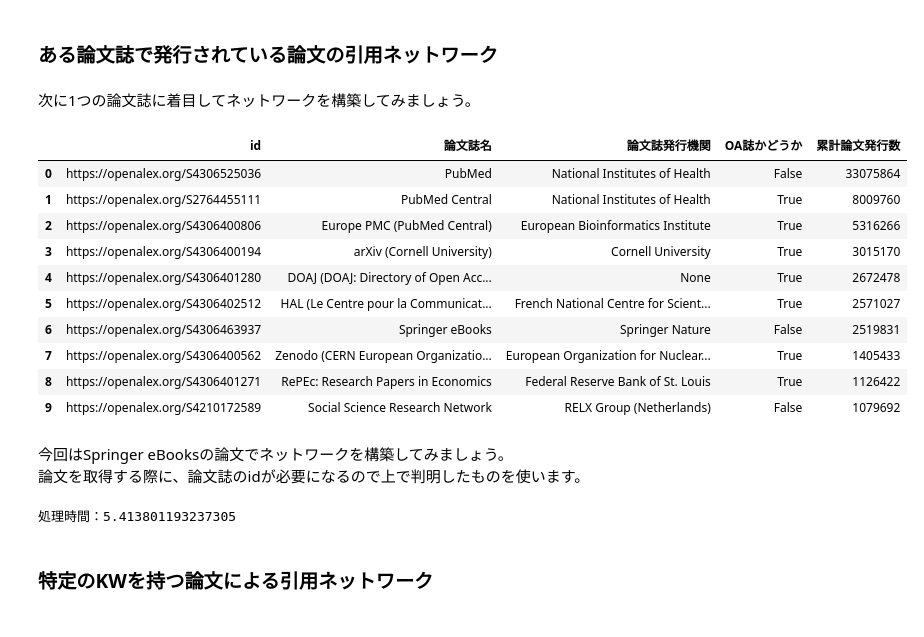
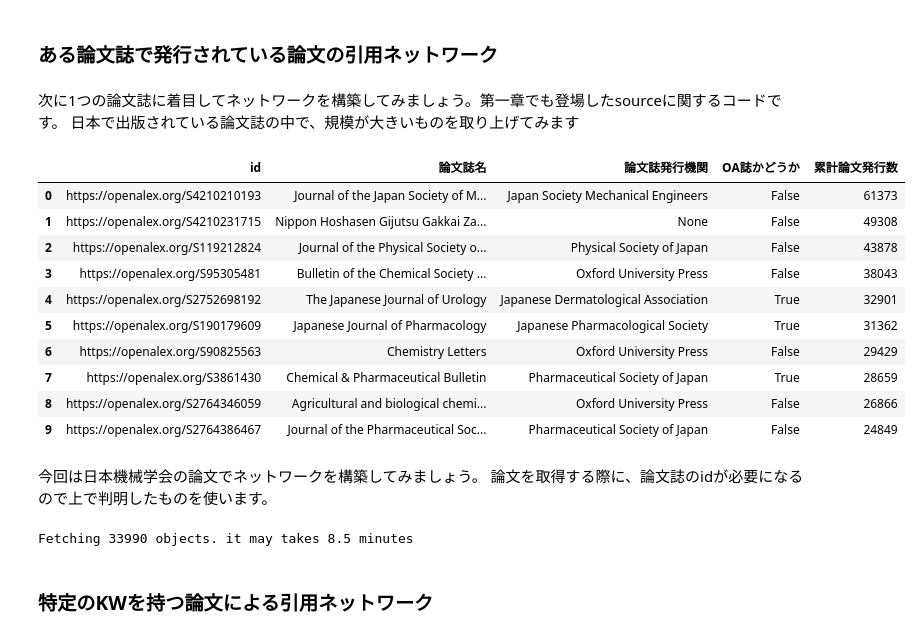
Before and after one commit to ScisciJP/tutorial_jp, a Jupyter notebook: 2_CitationClustering.ipynb, the cells around one changed output. Cells and saved outputs as stored; diff of their text form; code cells hidden in the pictures.

Commit message:
modified util and simplified jounal and keyword search

```diff
--- a/2_CitationClustering.ipynb
+++ b/2_CitationClustering.ipynb
@@ -273,44 +273,32 @@ NameError: name 'springer_graph' is not defined
 ## Appendix
 # %% [markdown]
 ### ある論文誌で発行されている論文の引用ネットワーク
-# %% [markdown]
-次に1つの論文誌に着目してネットワークを構築してみましょう。
+# %% [markdown]
+次に1つの論文誌に着目してネットワークを構築してみましょう。第一章でも登場したsourceに関するコードです。 日本で出版されている論文誌の中で、規模が大きいものを取り上げてみます
 # %%
-source = Sources().filter(works_count=">1000000").get()[:10]
+source = Sources().filter(works_count=">10000", country_code="JP").get()[:10]
 pd.DataFrame(map(lambda x: [x["id"],x["display_name"], x["host_organization_name"], x["is_oa"],x["works_count"]],source),
             columns=["id","論文誌名","論文誌発行機関","OA誌かどうか", "累計論文発行数"])
 # %% [output]
 |  | id | 論文誌名 | 論文誌発行機関 | OA誌かどうか | 累計論文発行数 |
-| 0 | https://openalex.org/S4306525036 | PubMed | National Institutes of Health | False | 33075864 |
-| 1 | https://openalex.org/S2764455111 | PubMed Central | National Institutes of Health | True | 8009760 |
-| 2 | https://openalex.org/S4306400806 | Europe PMC (PubMed Central) | European Bioinformatics Institute | True | 5316266 |
-| 3 | https://openalex.org/S4306400194 | arXiv (Cornell University) | Cornell University | True | 3015170 |
-| 4 | https://openalex.org/S4306401280 | DOAJ (DOAJ: Directory of Open Acc... | None | True | 2672478 |
-| 5 | https://openalex.org/S4306402512 | HAL (Le Centre pour la Communicat... | French National Centre for Scient... | True | 2571027 |
-| 6 | https://openalex.org/S4306463937 | Springer eBooks | Springer Nature | False | 2519831 |
-| 7 | https://openalex.org/S4306400562 | Zenodo (CERN European Organizatio... | European Organization for Nuclear... | True | 1405433 |
-| 8 | https://openalex.org/S4306401271 | RePEc: Research Papers in Economics | Federal Reserve Bank of St. Louis | True | 1126422 |
-| 9 | https://openalex.org/S4210172589 | Social Science Research Network | RELX Group (Netherlands) | False | 1079692 |
+| 0 | https://openalex.org/S4210210193 | Journal of the Japan Society of M... | Japan Society Mechanical Engineers | False | 61373 |
+| 1 | https://openalex.org/S4210231715 | Nippon Hoshasen Gijutsu Gakkai Za... | None | False | 49308 |
+| 2 | https://openalex.org/S119212824 | Journal of the Physical Society o... | Physical Society of Japan | False | 43878 |
+| 3 | https://openalex.org/S95305481 | Bulletin of the Chemical Society ... | Oxford University Press | False | 38043 |
+| 4 | https://openalex.org/S2752698192 | The Japanese Journal of Urology | Japanese Dermatological Association | True | 32901 |
+| 5 | https://openalex.org/S190179609 | Japanese Journal of Pharmacology | Japanese Pharmacological Society | True | 31362 |
+| 6 | https://openalex.org/S90825563 | Chemistry Letters | Oxford University Press | False | 29429 |
+| 7 | https://openalex.org/S3861430 | Chemical & Pharmaceutical Bulletin | Pharmaceutical Society of Japan | True | 28659 |
+| 8 | https://openalex.org/S2764346059 | Agricultural and biological chemi... | Oxford University Press | False | 26866 |
+| 9 | https://openalex.org/S2764386467 | Journal of the Pharmaceutical Soc... | Pharmaceutical Society of Japan | False | 24849 |
 # %% [markdown]
-今回はSpringer eBooksの論文でネットワークを構築してみましょう。
+今回は日本機械学会の論文でネットワークを構築してみましょう。
 論文を取得する際に、論文誌のidが必要になるので上で判明したものを使います。
-# %%
-def get_works_in_source(source_id):
-    pager = Works().filter(locations={"source":{"id":source_id}}).paginate(per_page=200, n_max=1000)
-    works = []
-    for page in tqdm(pager):
-        if len(page)>0:
-            works += page
-    return works
-
-source_id = "https://openalex.org/S4306463937"
-
-start_time = time.time()
-springer_works = get_works_in_source(source_id)
-end_time = time.time()
-print(f"処理時間：{end_time - start_time}")
-# %% [output]
-処理時間：5.413801193237305
+# %%
+source_id = "https://openalex.org/S4210210193"
+sample_works_jounal = util.getAll(Works().filter(locations={"source":{"id":source_id}},publication_year=">1970").select(["id","referenced_works"]))
+# %% [output]
+Fetching 33990 objects. it may takes 8.5 minutes
 # %% [markdown]
 ### 特定のKWを持つ論文による引用ネットワーク
 # %% [markdown]
```
Also changed, not shown: parts of 2 cells of this notebook, 1 other file.
